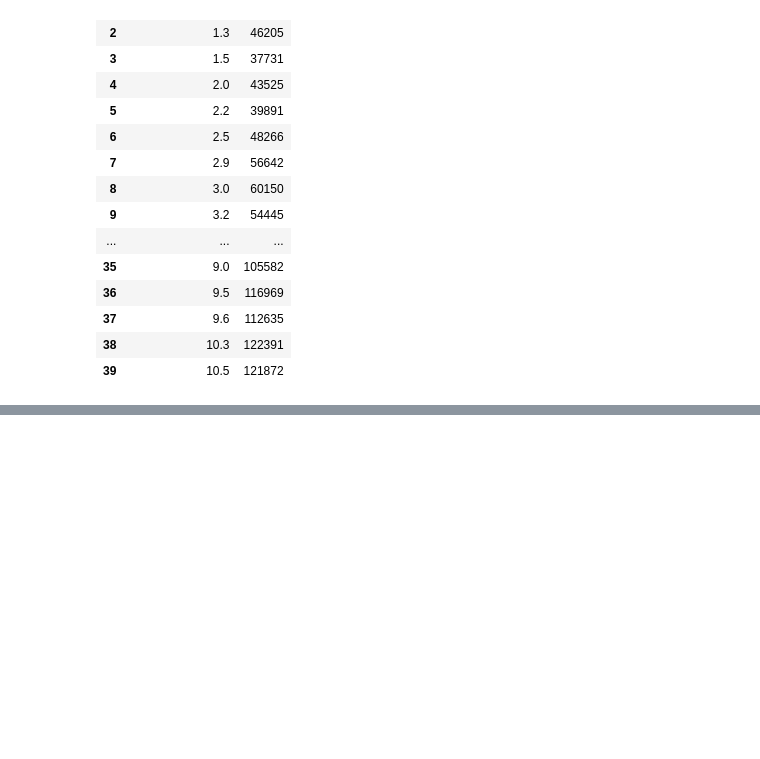
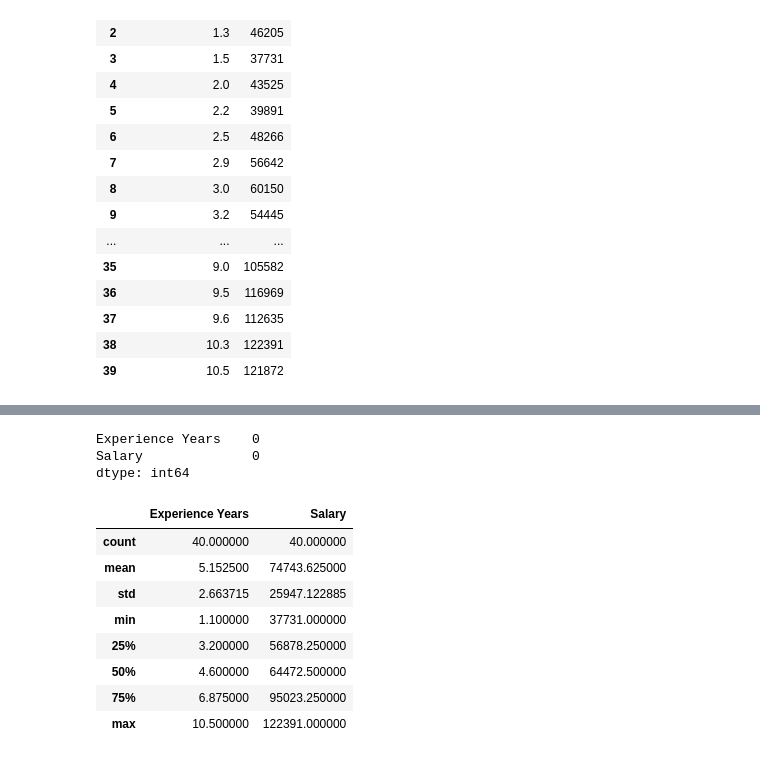
Before and after one commit to AI-2nd-years/Linear-Regression, a Jupyter notebook: regression_deborah.ipynb, the cells around one changed output, grey strips where cells are left out. Cells and saved outputs as stored; diff of their text form; code cells hidden in the pictures; blank space fills up the shorter version.

```diff
--- a/regression_deborah.ipynb
+++ b/regression_deborah.ipynb
@@ -36,0 +119,18 @@ md
+# %%
+md.isna().sum()
+# %% [output]
+Experience Years    0
+Salary              0
+dtype: int64
+# %%
+md.describe()
+# %% [output]
+|  | Experience Years | Salary |
+| count | 40.000000 | 40.000000 |
+| mean | 5.152500 | 74743.625000 |
+| std | 2.663715 | 25947.122885 |
+| min | 1.100000 | 37731.000000 |
+| 25% | 3.200000 | 56878.250000 |
+| 50% | 4.600000 | 64472.500000 |
+| 75% | 6.875000 | 95023.250000 |
+| max | 10.500000 | 122391.000000 |
```
Also changed, not shown: parts of 25 cells of this notebook.
